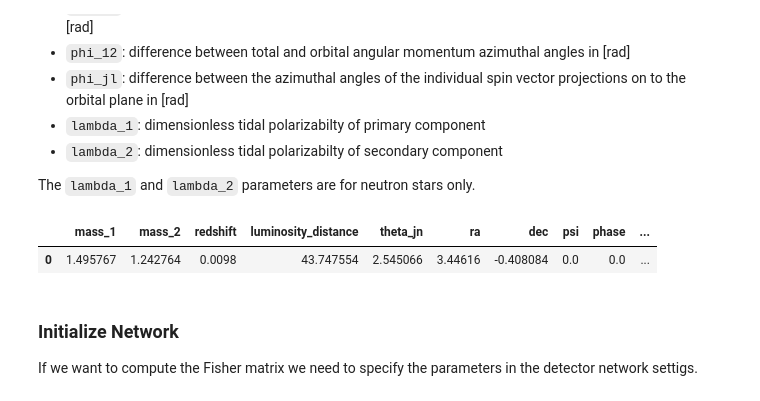
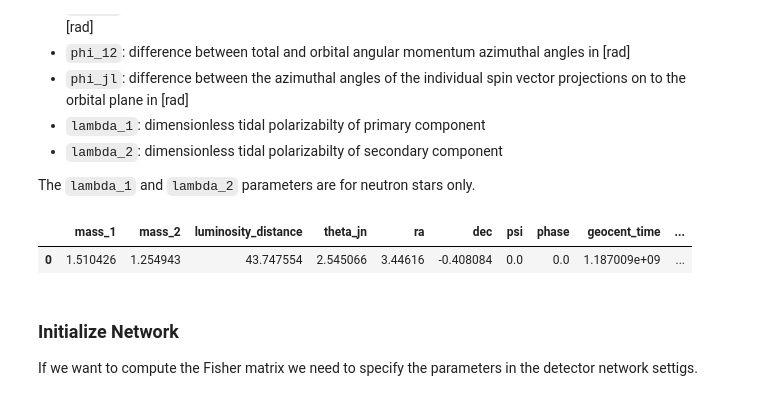
Before and after one commit to janosch314/GWFish, a Jupyter notebook: gwfish_tutorial.ipynb, the cells around one changed output. Saved outputs shown, nothing was run; the diff lists cells and outputs as text; code cells hidden in the pictures.

```diff
--- a/gwfish_tutorial.ipynb
+++ b/gwfish_tutorial.ipynb
@@ -99,26 +99,25 @@ The `lambda_1` and `lambda_2` parameters are for neutron stars only.
 # %%
 z = np.array([0.00980])
 
 parameters = {
-    'mass_1': np.array([1.4957673]),
-    'mass_2': np.array([1.24276395]),
-    'redshift': z,
+    'mass_1': np.array([1.4957673]) * (1 + z),
+    'mass_2': np.array([1.24276395]) * (1 + z),
     'luminosity_distance': Planck18.luminosity_distance(z).value,
     'theta_jn': np.array([2.545065595974997]),
     'ra': np.array([3.4461599999999994]),
     'dec': np.array([-0.4080839999999999]),
     'psi': np.array([0.]),
     'phase': np.array([0.]),
     'geocent_time': np.array([1187008882.4]),
     'a_1':np.array([0.005136138323169717]),
     'a_2':np.array([0.003235146993487445]),
     'lambda_1':np.array([368.17802383555687]),
     'lambda_2':np.array([586.5487031450857])}
 parameters = pd.DataFrame(parameters)
 parameters
 # %% [output]
-|  | mass_1 | mass_2 | redshift | luminosity_distance | theta_jn | ra | dec | psi | phase | ... |
-| 0 | 1.495767 | 1.242764 | 0.0098 | 43.747554 | 2.545066 | 3.44616 | -0.408084 | 0.0 | 0.0 | ... |
+|  | mass_1 | mass_2 | luminosity_distance | theta_jn | ra | dec | psi | phase | geocent_time | ... |
+| 0 | 1.510426 | 1.254943 | 43.747554 | 2.545066 | 3.44616 | -0.408084 | 0.0 | 0.0 | 1.187009e+09 | ... |
 # %% [markdown]
 ### Initialize Network
 
```
Also changed, not shown: parts of 7 cells of this notebook.
